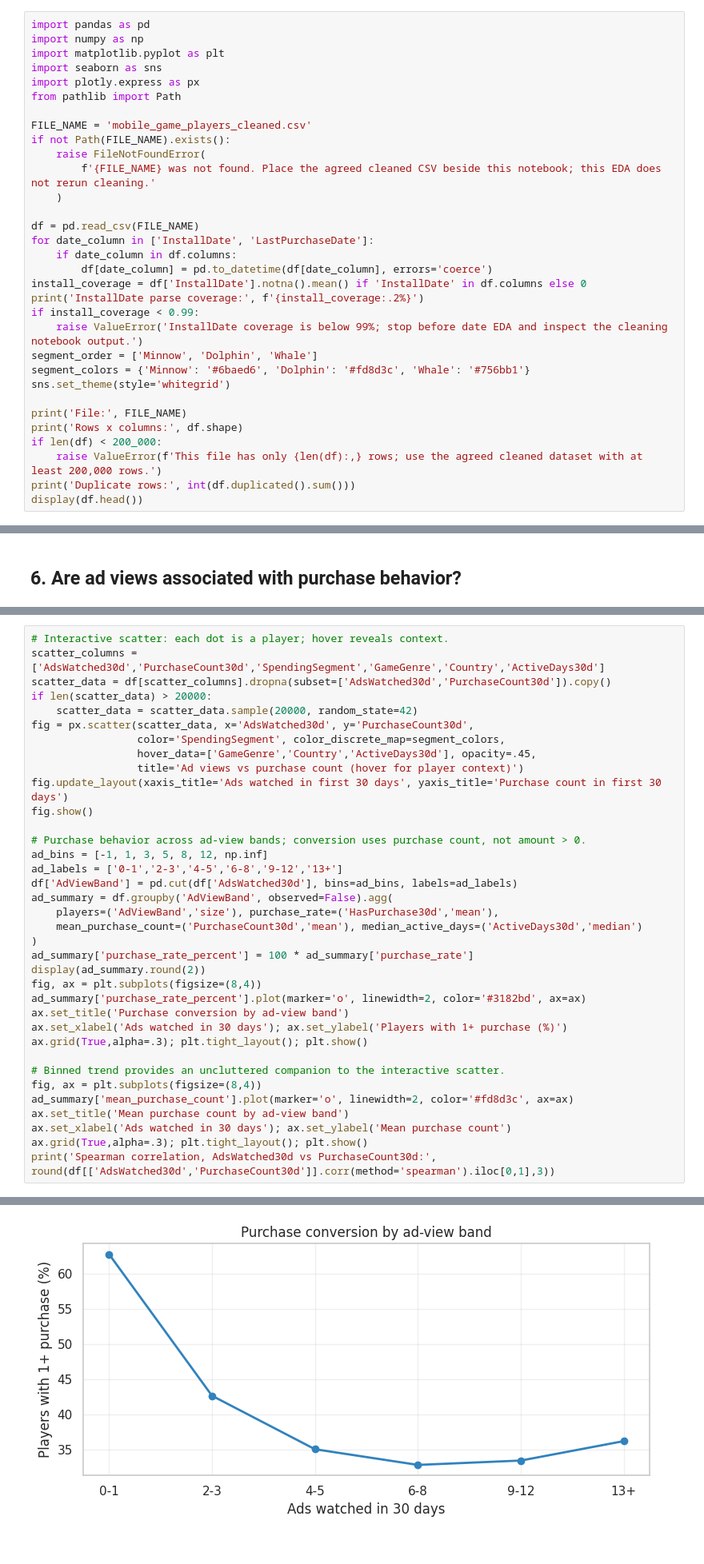
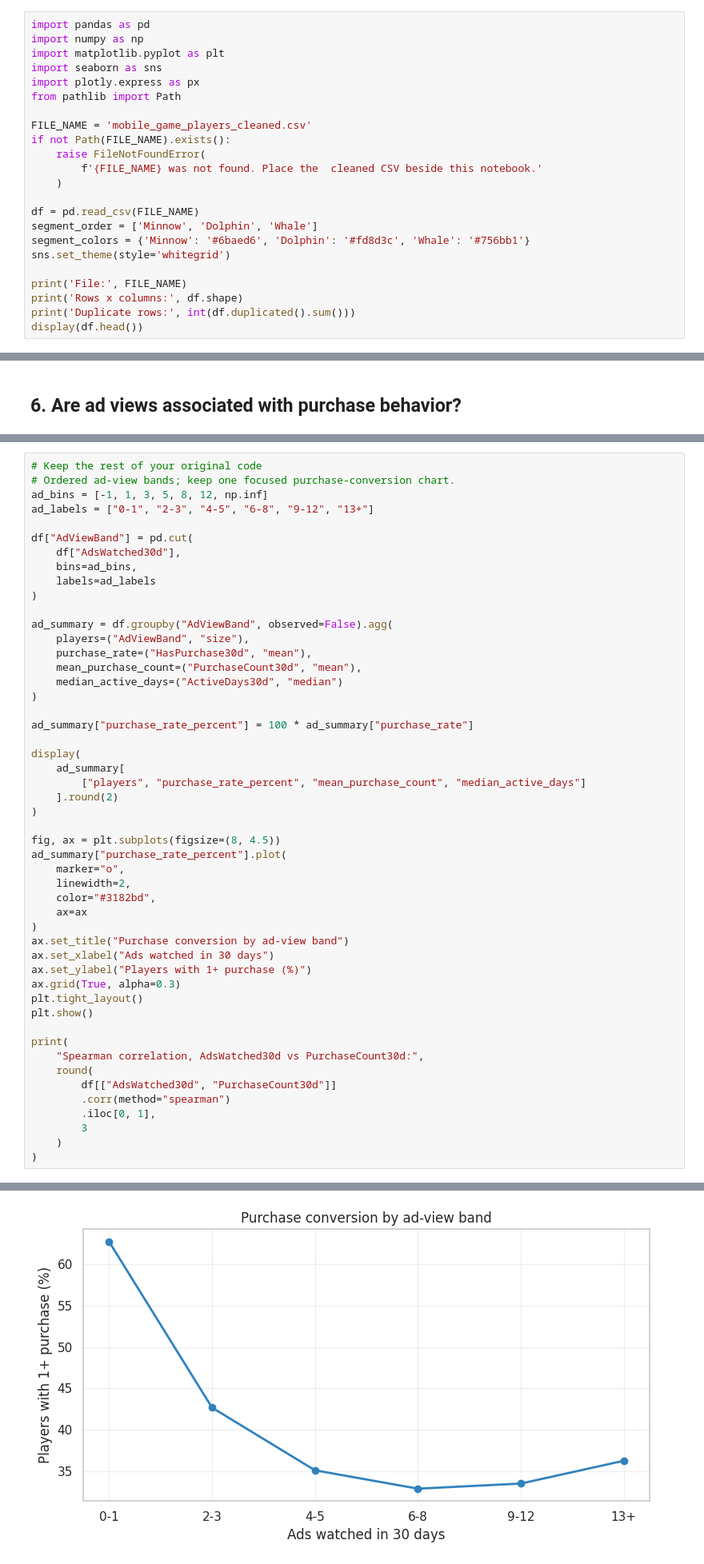
Before and after one commit to HesKal/Mobile-Game-In-App-Purchases, a Jupyter notebook: notebooks/03_eda_feature_engineering.ipynb, the cells around one changed output, grey strips where cells are left out. Shown at 80% size. Cells and saved outputs as stored; diff of their text form.

```diff
--- a/notebooks/03_eda_feature_engineering.ipynb
+++ b/notebooks/03_eda_feature_engineering.ipynb
@@ -20,25 +18,16 @@ from pathlib import Path
 FILE_NAME = 'mobile_game_players_cleaned.csv'
 if not Path(FILE_NAME).exists():
     raise FileNotFoundError(
-        f'{FILE_NAME} was not found. Place the agreed cleaned CSV beside this notebook; this EDA does not rerun cleaning.'
+        f'{FILE_NAME} was not found. Place the  cleaned CSV beside this notebook.'
     )
 
 df = pd.read_csv(FILE_NAME)
-for date_column in ['InstallDate', 'LastPurchaseDate']:
-    if date_column in df.columns:
-        df[date_column] = pd.to_datetime(df[date_column], errors='coerce')
-install_coverage = df['InstallDate'].notna().mean() if 'InstallDate' in df.columns else 0
-print('InstallDate parse coverage:', f'{install_coverage:.2%}')
-if install_coverage < 0.99:
-    raise ValueError('InstallDate coverage is below 99%; stop before date EDA and inspect the cleaning notebook output.')
 segment_order = ['Minnow', 'Dolphin', 'Whale']
 segment_colors = {'Minnow': '#6baed6', 'Dolphin': '#fd8d3c', 'Whale': '#756bb1'}
 sns.set_theme(style='whitegrid')
 
 print('File:', FILE_NAME)
 print('Rows x columns:', df.shape)
-if len(df) < 200_000:
-    raise ValueError(f'This file has only {len(df):,} rows; use the agreed cleaned dataset with at least 200,000 rows.')
 print('Duplicate rows:', int(df.duplicated().sum()))
 display(df.head())
 # %% [output]
@@ -323,37 +289,51 @@ Use complementary views: a scatter plot for individual-level pattern, ad-view bi
 # %%
-# Interactive scatter: each dot is a player; hover reveals context.
-scatter_columns = ['AdsWatched30d','PurchaseCount30d','SpendingSegment','GameGenre','Country','ActiveDays30d']
-scatter_data = df[scatter_columns].dropna(subset=['AdsWatched30d','PurchaseCount30d']).copy()
-if len(scatter_data) > 20000:
-    scatter_data = scatter_data.sample(20000, random_state=42)
-fig = px.scatter(scatter_data, x='AdsWatched30d', y='PurchaseCount30d',
-                 color='SpendingSegment', color_discrete_map=segment_colors,
-                 hover_data=['GameGenre','Country','ActiveDays30d'], opacity=.45,
-                 title='Ad views vs purchase count (hover for player context)')
-fig.update_layout(xaxis_title='Ads watched in first 30 days', yaxis_title='Purchase count in first 30 days')
-fig.show()
+# Keep the rest of your original code
+# Ordered ad-view bands; keep one focused purchase-conversion chart.
+ad_bins = [-1, 1, 3, 5, 8, 12, np.inf]
+ad_labels = ["0-1", "2-3", "4-5", "6-8", "9-12", "13+"]
 
-# Purchase behavior across ad-view bands; conversion uses purchase count, not amount > 0.
-ad_bins = [-1, 1, 3, 5, 8, 12, np.inf]
-ad_labels = ['0-1','2-3','4-5','6-8','9-12','13+']
-df['AdViewBand'] = pd.cut(df['AdsWatched30d'], bins=ad_bins, labels=ad_labels)
-ad_summary = df.groupby('AdViewBand', observed=False).agg(
-    players=('AdViewBand','size'), purchase_rate=('HasPurchase30d','mean'),
-    mean_purchase_count=('PurchaseCount30d','mean'), median_active_days=('ActiveDays30d','median')
+df["AdViewBand"] = pd.cut(
+    df["AdsWatched30d"],
+    bins=ad_bins,
+    labels=ad_labels
 )
-ad_summary['purchase_rate_percent'] = 100 * ad_summary['purchase_rate']
-display(ad_summary.round(2))
-fig, ax = plt.subplots(figsize=(8,4))
-ad_summary['purchase_rate_percent'].plot(marker='o', linewidth=2, color='#3182bd', ax=ax)
-ax.set_title('Purchase conversion by ad-view band')
-ax.set_xlabel('Ads watched in 30 days'); ax.set_ylabel('Players with 1+ purchase (%)')
-ax.grid(True,alpha=.3); plt.tight_layout(); plt.show()
 
-# Binned trend provides an uncluttered companion to the interactive scatter.
-fig, ax = plt.subplots(figsize=(8,4))
-ad_summary['mean_purchase_count'].plot(marker='o', linewidth=2, color='#fd8d3c', ax=ax)
-ax.set_title('Mean purchase count by ad-view band')
-ax.set_xlabel('Ads watched in 30 days'); ax.set_ylabel('Mean purchase count')
-ax.grid(True,alpha=.3); plt.tight_layout(); plt.show()
-print('Spearman correlation, AdsWatched30d vs PurchaseCount30d:', round(df[['AdsWatched30d','PurchaseCount30d']].corr(method='spearman').iloc[0,1],3))
+ad_summary = df.groupby("AdViewBand", observed=False).agg(
+    players=("AdViewBand", "size"),
+    purchase_rate=("HasPurchase30d", "mean"),
+    mean_purchase_count=("PurchaseCount30d", "mean"),
+    median_active_days=("ActiveDays30d", "median")
+)
+
+ad_summary["purchase_rate_percent"] = 100 * ad_summary["purchase_rate"]
+
+display(
+    ad_summary[
+        ["players", "purchase_rate_percent", "mean_purchase_count", "median_active_days"]
+    ].round(2)
+)
+
+fig, ax = plt.subplots(figsize=(8, 4.5))
+ad_summary["purchase_rate_percent"].plot(
+    marker="o",
+    linewidth=2,
+    color="#3182bd",
+    ax=ax
+)
+ax.set_title("Purchase conversion by ad-view band")
+ax.set_xlabel("Ads watched in 30 days")
+ax.set_ylabel("Players with 1+ purchase (%)")
+ax.grid(True, alpha=0.3)
+plt.tight_layout()
+plt.show()
+
+print(
+    "Spearman correlation, AdsWatched30d vs PurchaseCount30d:",
+    round(
+        df[["AdsWatched30d", "PurchaseCount30d"]]
+        .corr(method="spearman")
+        .iloc[0, 1],
+        3
+    )
+)
 # %% [output]
@@ -369 +348 @@ print('Spearman correlation, AdsWatched30d vs PurchaseCount30d:', round(df[['Ads
-[figure, old version]
+[figure, new version]
```
Also changed, not shown: parts of 58 cells of this notebook.
